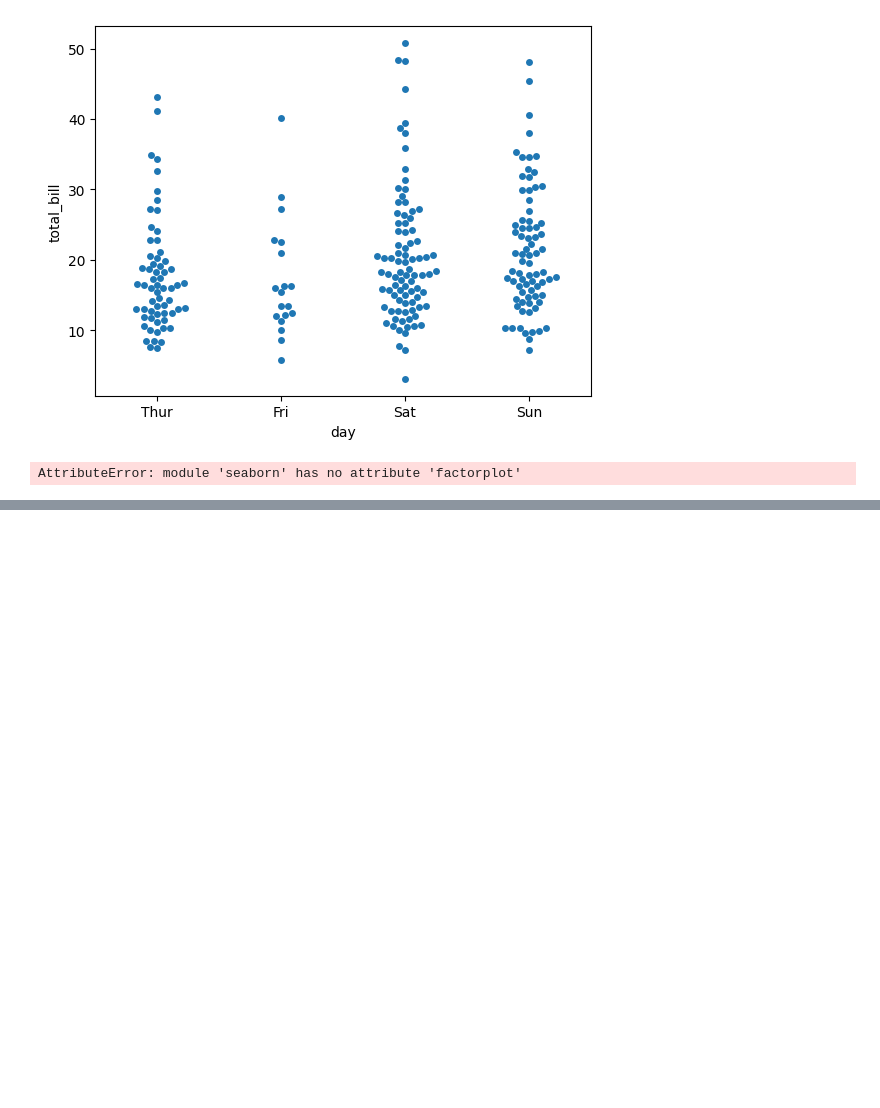
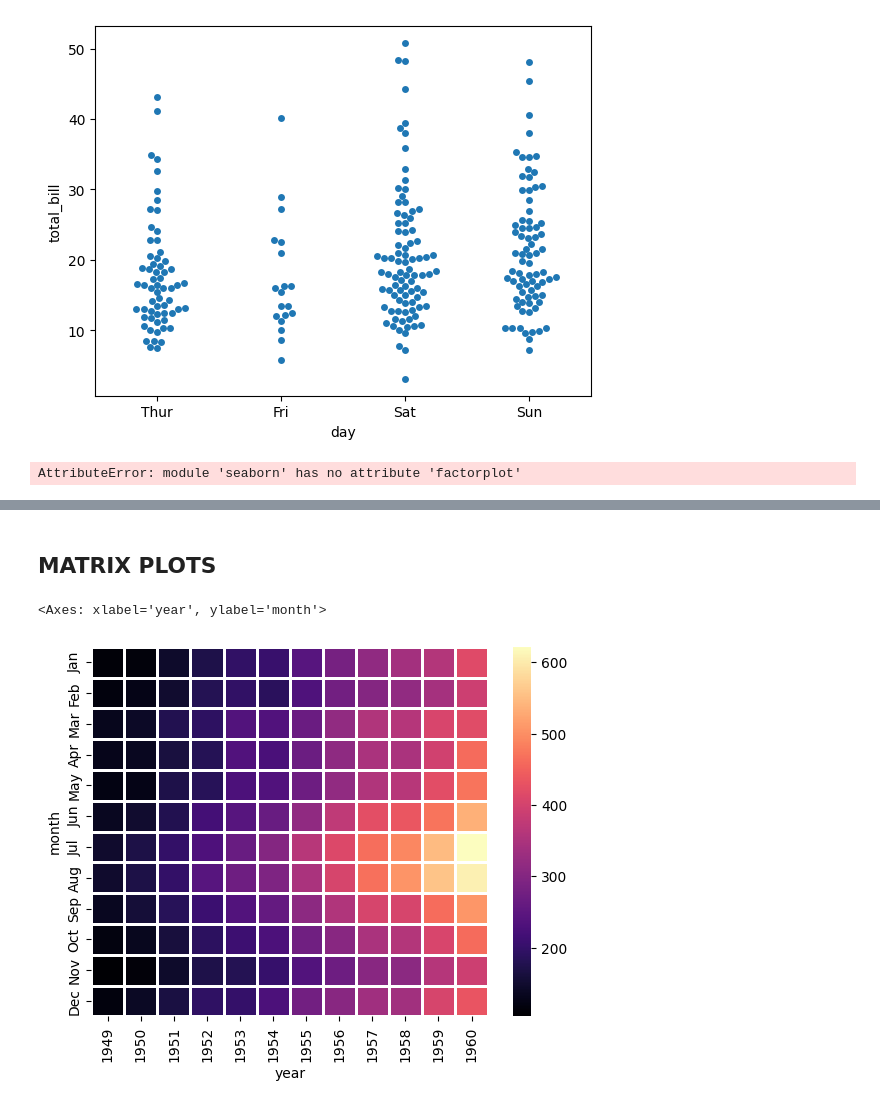
Before and after one commit to LorenzoRottigni/md-documentations, a Jupyter notebook: machine-learning/udemy-bootcamp/06-seaborn/06-seaborn.ipynb, the cells around one changed output, grey strips where cells are left out. Saved outputs shown, nothing was run; the diff lists cells and outputs as text; code cells hidden in the pictures; blank space fills up the shorter version.

```diff
--- a/machine-learning/udemy-bootcamp/06-seaborn/06-seaborn.ipynb
+++ b/machine-learning/udemy-bootcamp/06-seaborn/06-seaborn.ipynb
@@ -135,3 +136,7 @@ sns.factorplot(
 )
 # %% [output]
 AttributeError: module 'seaborn' has no attribute 'factorplot'
+# %%
+flights = sns.load_dataset('flights')
+
+flights.head()
@@ -137,0 +150,25 @@ AttributeError: module 'seaborn' has no attribute 'factorplot'
+# %% [markdown]
+## MATRIX PLOTS
+# %%
+fp = flights.pivot_table(
+    # values to aggregate
+    values='passengers',
+    # rows
+    index='month',
+    # columns
+    columns='year'
+)
+
+sns.heatmap(
+    # matrix of correlation
+    fp,
+    # annot=True to show the values
+    annot=False,
+    # cmap is the color map
+    cmap='magma',
+    linecolor='white',
+    linewidths=1,
+)
+# %% [output]
+<Axes: xlabel='year', ylabel='month'>
+[figure, added]
```
Also changed, not shown: parts of 3 cells of this notebook, 1 other file.
